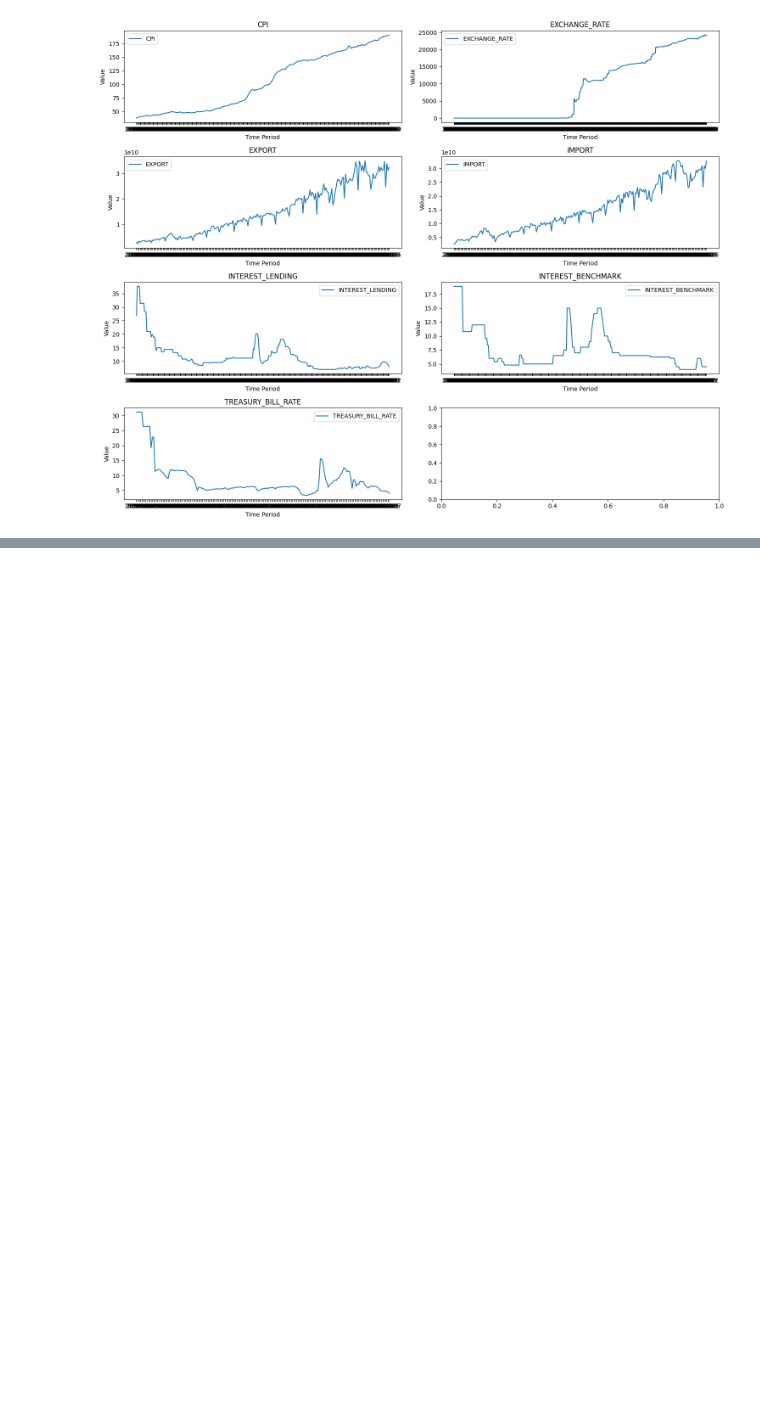
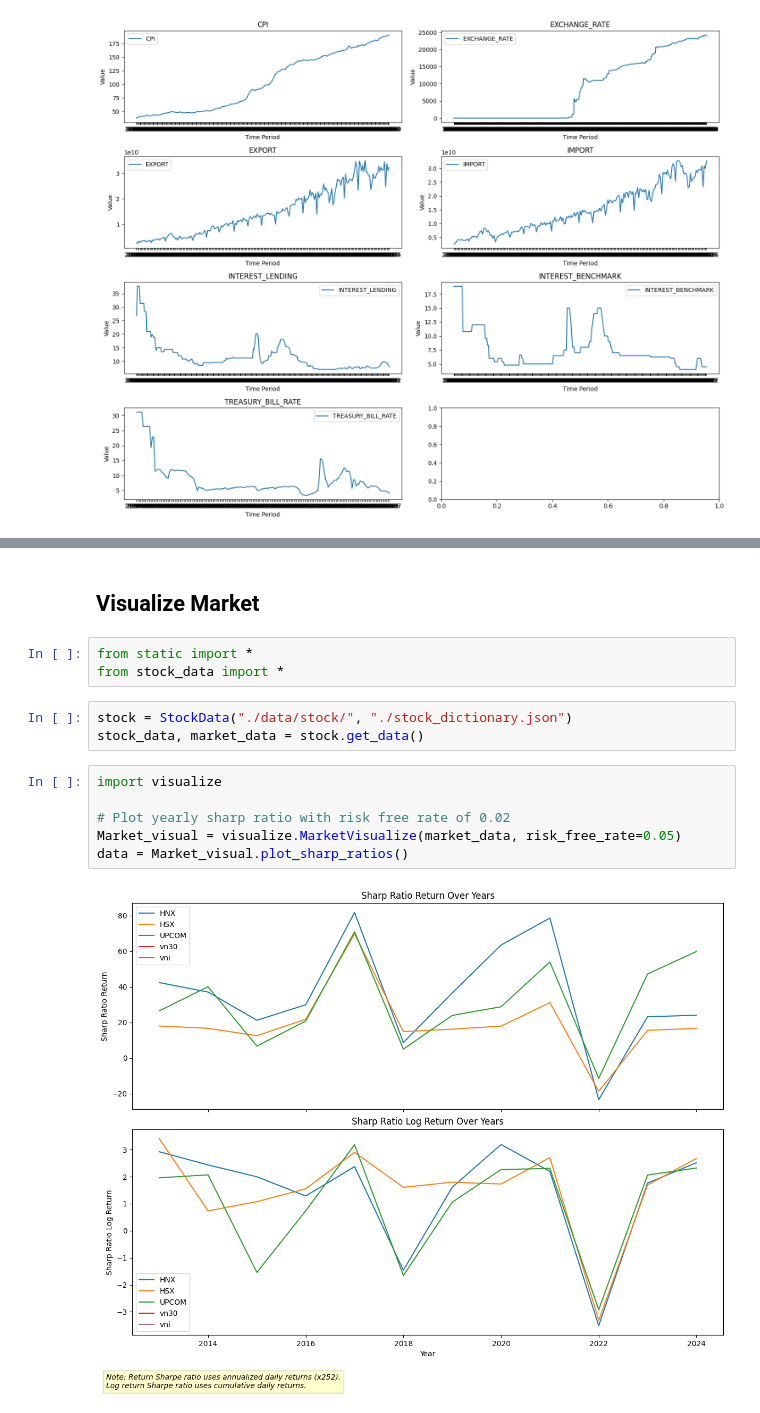
Before and after one commit to nguyentanquocbao/stock, a Jupyter notebook: 1. Macro visualize.ipynb, the cells around one changed output, grey strips where cells are left out. Drawn from its saved outputs; the diff is of its cells as text; blank space fills up the shorter version.

Commit message:
market rebuild

```diff
--- a/1. Macro visualize.ipynb
+++ b/1. Macro visualize.ipynb
@@ -20,0 +38,16 @@ macro_data.visualize_macro("GB")
+# %% [markdown]
+## Visualize Market
+# %%
+from static import *
+from stock_data import *
+# %%
+stock = StockData("./data/stock/", "./stock_dictionary.json")
+stock_data, market_data = stock.get_data()
+# %%
+import visualize
+
+# Plot yearly sharp ratio with risk free rate of 0.02
+Market_visual = visualize.MarketVisualize(market_data, risk_free_rate=0.05)
+data = Market_visual.plot_sharp_ratios()
+# %% [output]
+[figure, added]
```
Also changed, not shown: parts of 11 cells of this notebook, 3 other files.
